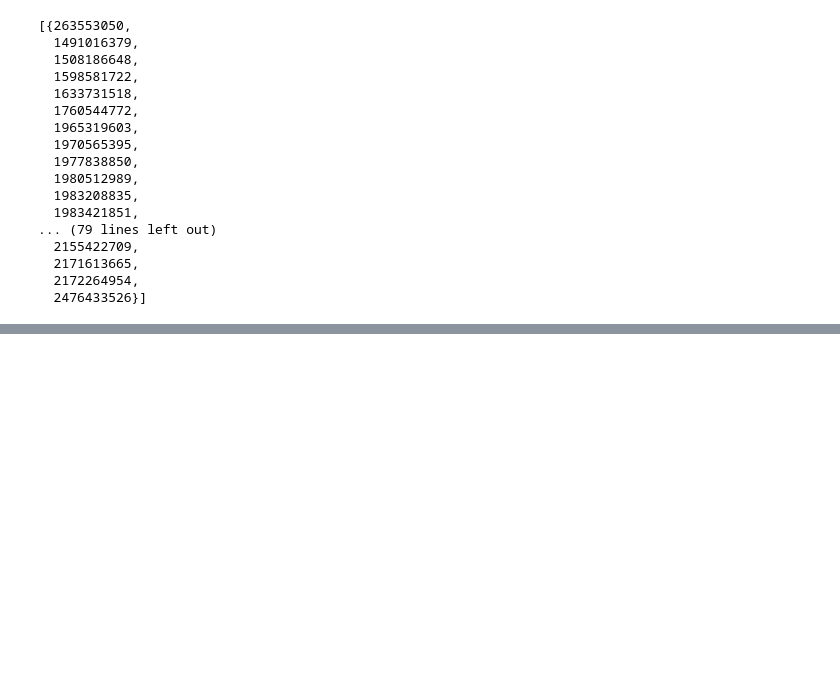
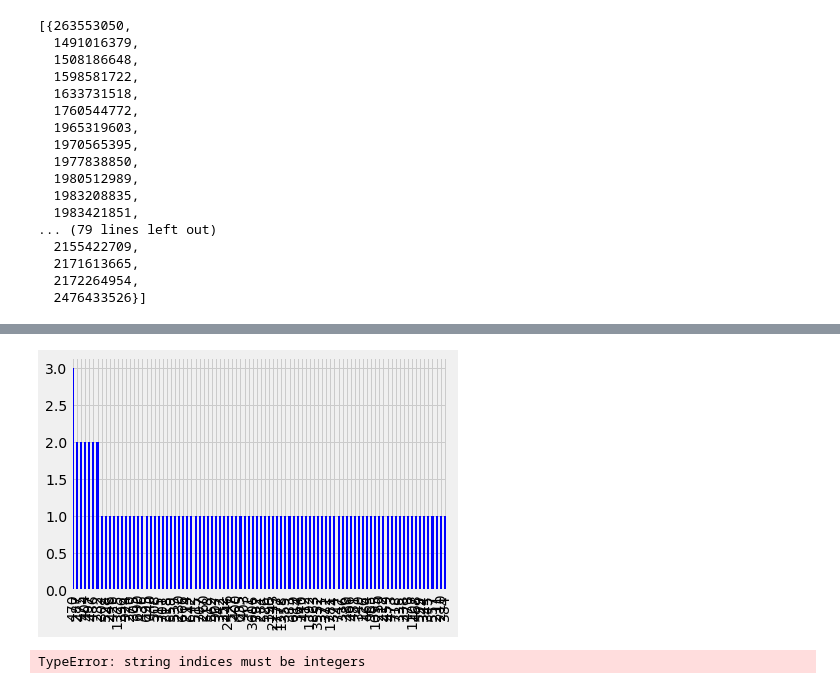
Before and after one commit to divvyam/APR, a Jupyter notebook: Reach and Paper Graph.ipynb, the cells around one changed output, grey strips where cells are left out. Cells and saved outputs as stored; diff of their text form; code cells hidden in the pictures; blank space fills up the shorter version.

```diff
--- a/Reach and Paper Graph.ipynb
+++ b/Reach and Paper Graph.ipynb
@@ -166,0 +207,12 @@ list(nx.connected_components(G))
+# %%
+_df = df['Reach'].head(100)
+# %%
+_df.value_counts().plot.bar(color = 'blue');
+# %% [output]
+[figure, added]
+# %%
+_dict = {}
+for rows in df:
+   _dict[int(rows['Id'])] = rows['Reach']
+# %% [output]
+TypeError: string indices must be integers
```
Also changed, not shown: parts of 12 cells of this notebook, 4 other files.
